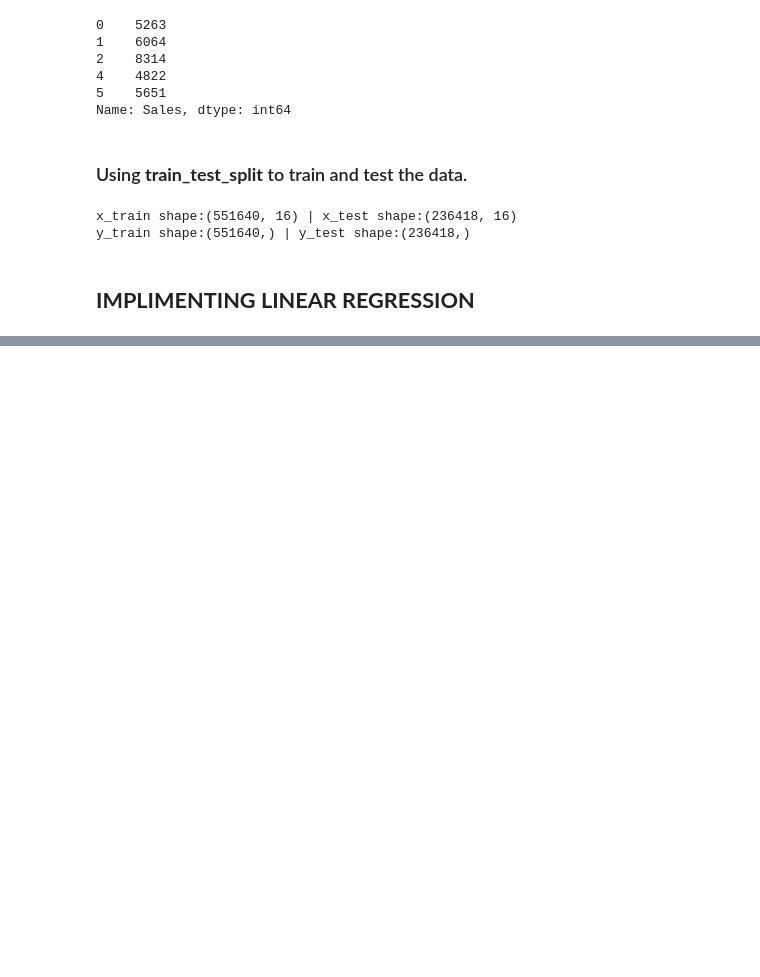
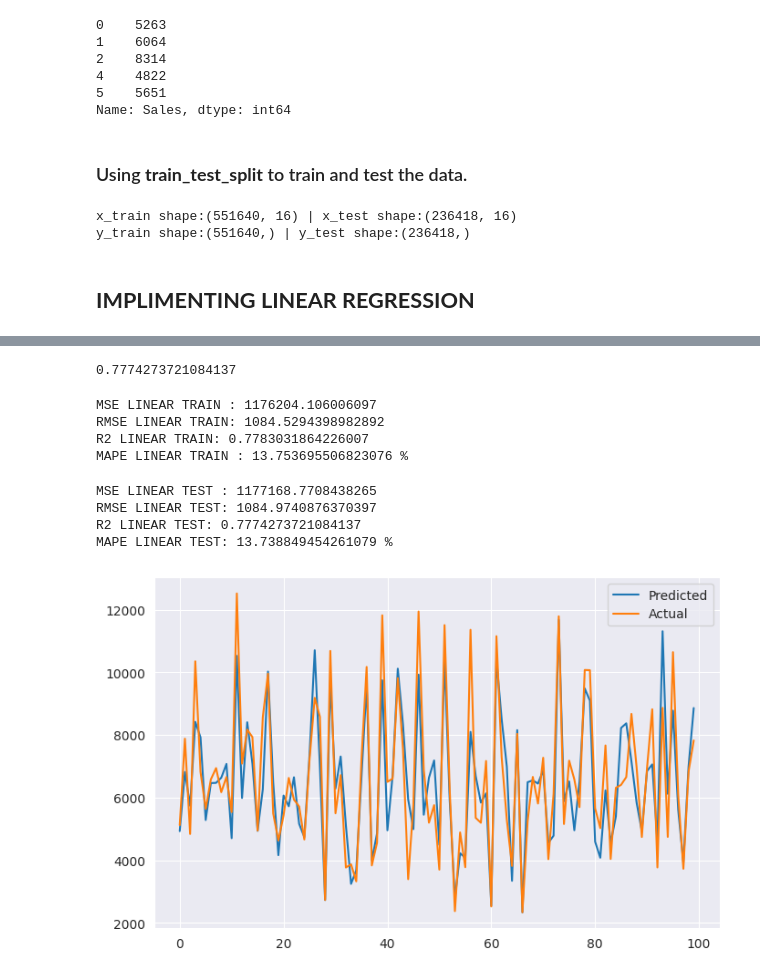
Before and after one commit to RPSahoo219/Regression_Analysis_on_Retail_Sales_Prediction, a Jupyter notebook: Retail_Sales_Prediction.ipynb, the cells around one changed output, grey strips where cells are left out. Cells and saved outputs as stored; diff of their text form; code cells hidden in the pictures; blank space fills up the shorter version.

```diff
--- a/Retail_Sales_Prediction.ipynb
+++ b/Retail_Sales_Prediction.ipynb
@@ -1019,3 +1021,6 @@ x_train shape:(551640, 16) | x_test shape:(236418, 16)
 y_train shape:(551640,) | y_test shape:(236418,)
 # %% [markdown]
 ## **IMPLIMENTING LINEAR REGRESSION**
+# %%
+# Applying Linear regression
+reg= LinearRegression().fit(x_train, y_train)
@@ -1021,0 +1050,5 @@ y_train shape:(551640,) | y_test shape:(236418,)
+# %%
+# Checking regression Score for testing data.
+reg.score(x_test, y_test)
+# %% [output]
+0.7774273721084137
@@ -1021,0 +1058,48 @@ y_train shape:(551640,) | y_test shape:(236418,)
+# %%
+# Checking MSE, RMSE AND R2 Score for Linear Regression.
+MSE_lr_train = mean_squared_error(y_train, y_pred_train_lr)
+print("MSE LINEAR TRAIN :" , MSE_lr_train)
+
+RMSE_lr_train = np.sqrt(MSE_lr_train)
+print("RMSE LINEAR TRAIN:" ,RMSE_lr_train)
+
+r2_lr_train = r2_score(y_train,y_pred_train_lr)
+print("R2 LINEAR TRAIN:" ,r2_lr_train)
+
+MAPE_lr_train= mape(y_train,y_pred_train_lr) * 100
+print("MAPE LINEAR TRAIN :",MAPE_lr_train,'%')
+# %% [output]
+MSE LINEAR TRAIN : 1176204.106006097
+RMSE LINEAR TRAIN: 1084.5294398982892
+R2 LINEAR TRAIN: 0.7783031864226007
+MAPE LINEAR TRAIN : 13.753695506823076 %
+# %%
+# Predicting on testing data.
+y_pred_test_lr= reg.predict(x_test)
+# %%
+# Checking MSE, RMSE AND R2 Score for Linear Regression.
+MSE_lr_test = mean_squared_error(y_test, y_pred_test_lr)
+print("MSE LINEAR TEST :" , MSE_lr_test)
+
+RMSE_lr_test = np.sqrt(MSE_lr_test)
+print("RMSE LINEAR TEST:" ,RMSE_lr_test)
+
+r2_lr_test = r2_score(y_test,y_pred_test_lr)
+print("R2 LINEAR TEST:" ,r2_lr_test)
+
+MAPE_lr_test= mape(y_test,y_pred_test_lr) * 100
+print("MAPE LINEAR TEST:", MAPE_lr_test,'%')
+# %% [output]
+MSE LINEAR TEST : 1177168.7708438265
+RMSE LINEAR TEST: 1084.9740876370397
+R2 LINEAR TEST: 0.7774273721084137
+MAPE LINEAR TEST: 13.738849454261079 %
+# %%
+# Plotting 100 Predicted and Actual test data on a same plane.
+plt.figure(figsize=(8,5))
+plt.plot(y_pred_test_lr[:100])
+plt.plot(np.array(y_test[:100]))
+plt.legend(["Predicted","Actual"])
+plt.show()
+# %% [output]
+[figure, added]
```
Also changed, not shown: parts of 51 cells of this notebook.
